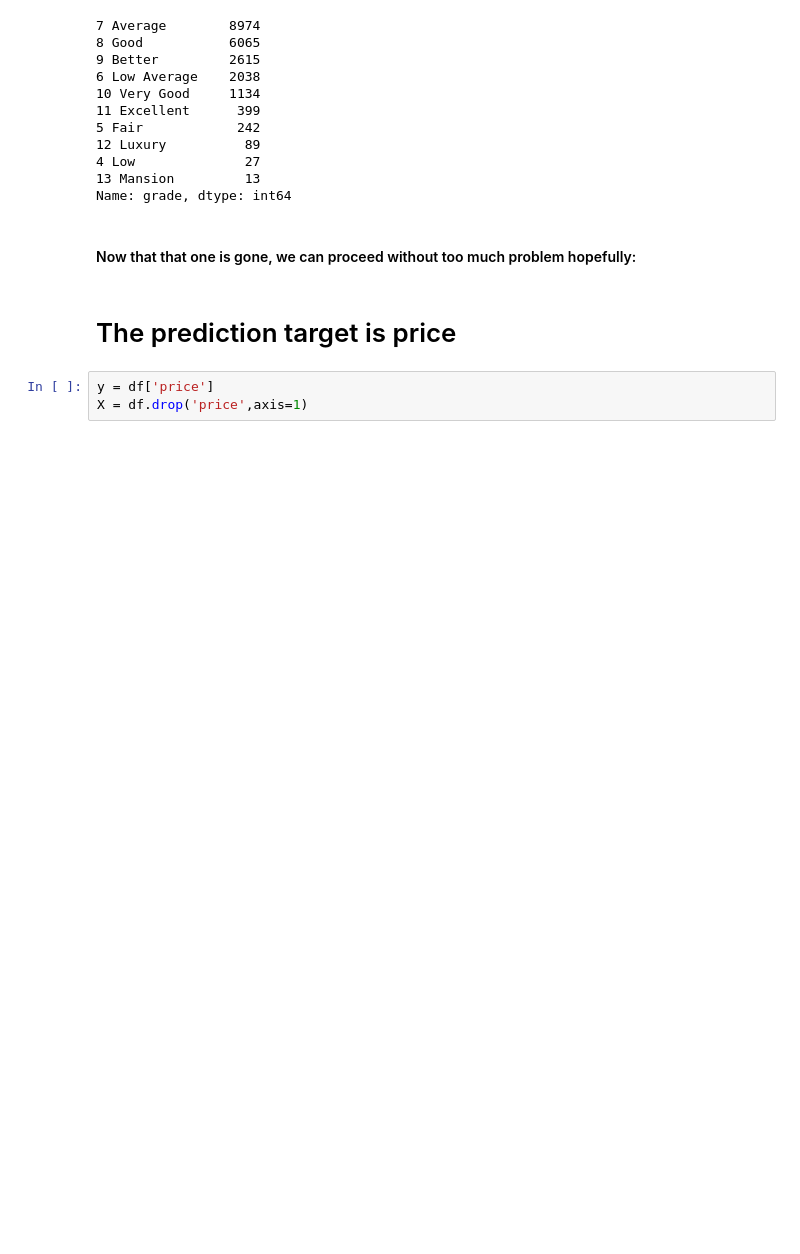
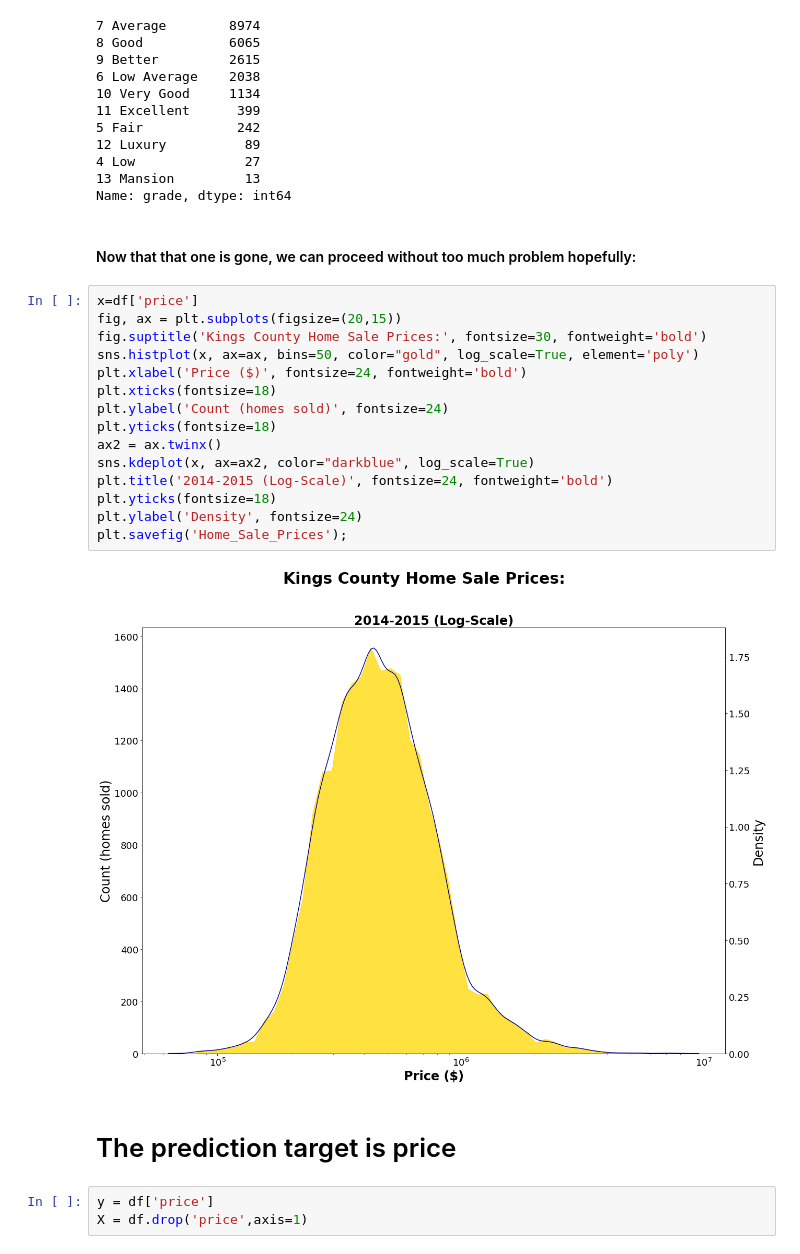
Before and after one commit to theobigdog/DS_083021_Phase2_Project, a Jupyter notebook: IndividualJupyters/Ted_Anal.ipynb, the cells around one changed output. Cells and saved outputs as stored; diff of their text form; blank space fills up the shorter version.

Commit message:
adding images and updating analysis notebooks

```diff
--- a/IndividualJupyters/Ted_Anal.ipynb
+++ b/IndividualJupyters/Ted_Anal.ipynb
@@ -122,6 +122,23 @@ df['grade'].value_counts()
 Name: grade, dtype: int64
 # %% [markdown]
 ####  Now that that one is gone, we can proceed without too much problem hopefully:
+# %%
+x=df['price']
+fig, ax = plt.subplots(figsize=(20,15))
+fig.suptitle('Kings County Home Sale Prices:', fontsize=30, fontweight='bold')
+sns.histplot(x, ax=ax, bins=50, color="gold", log_scale=True, element='poly')
+plt.xlabel('Price ($)', fontsize=24, fontweight='bold')
+plt.xticks(fontsize=18)
+plt.ylabel('Count (homes sold)', fontsize=24)
+plt.yticks(fontsize=18)
+ax2 = ax.twinx()
+sns.kdeplot(x, ax=ax2, color="darkblue", log_scale=True)
+plt.title('2014-2015 (Log-Scale)', fontsize=24, fontweight='bold')
+plt.yticks(fontsize=18)
+plt.ylabel('Density', fontsize=24)
+plt.savefig('Home_Sale_Prices');
+# %% [output]
+[figure, added]
 # %% [markdown]
 # The prediction target is price
 # %%
```
Also changed, not shown: parts of 9 cells of this notebook, 16 other files.
